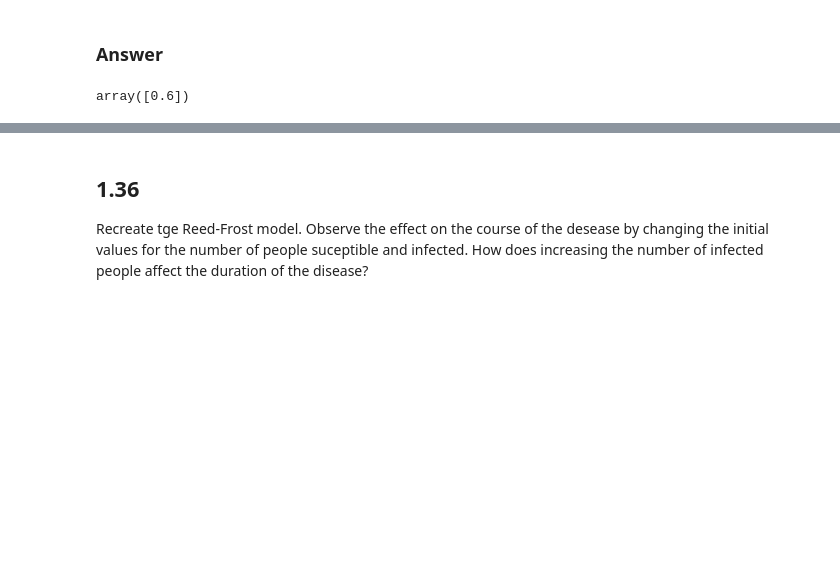
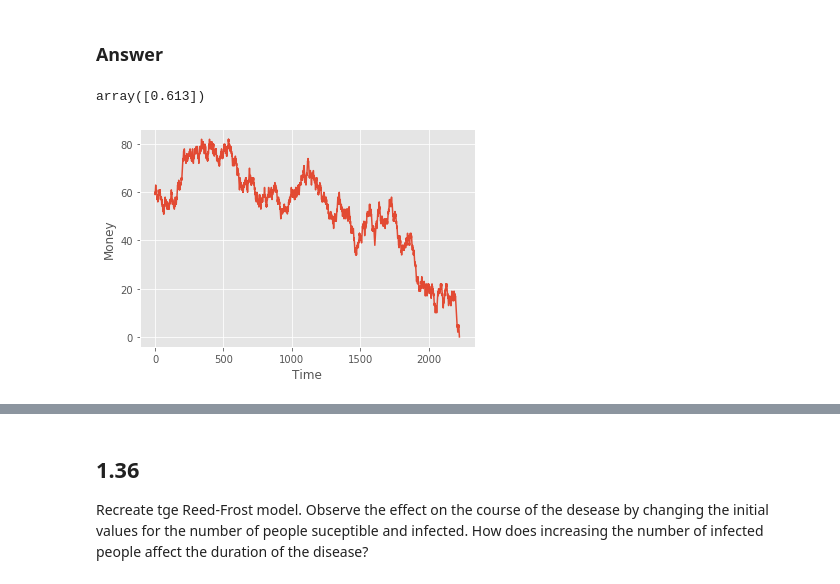
Before and after one commit to larispardo/StochasticProcessR, a Jupyter notebook: Chapter01_py.ipynb, the cells around one changed output, grey strips where cells are left out. Cells and saved outputs as stored; diff of their text form; code cells hidden in the pictures; blank space fills up the shorter version.

```diff
--- a/Chapter01_py.ipynb
+++ b/Chapter01_py.ipynb
@@ -827,8 +838,12 @@ class GamblingWalk():
         plt.show()
 # %%
 wlk = GamblingWalk(60)
-wlk.P_w()
+wlk.P_w(1000)
 # %% [output]
-array([0.6])
+array([0.613])
+# %%
+wlk.plotWalk()
+# %% [output]
+[figure, added]
 # %%
 wlk = GamblingWalk(60, 0.51)
```
Also changed, not shown: parts of 16 cells of this notebook, 1 other file.
